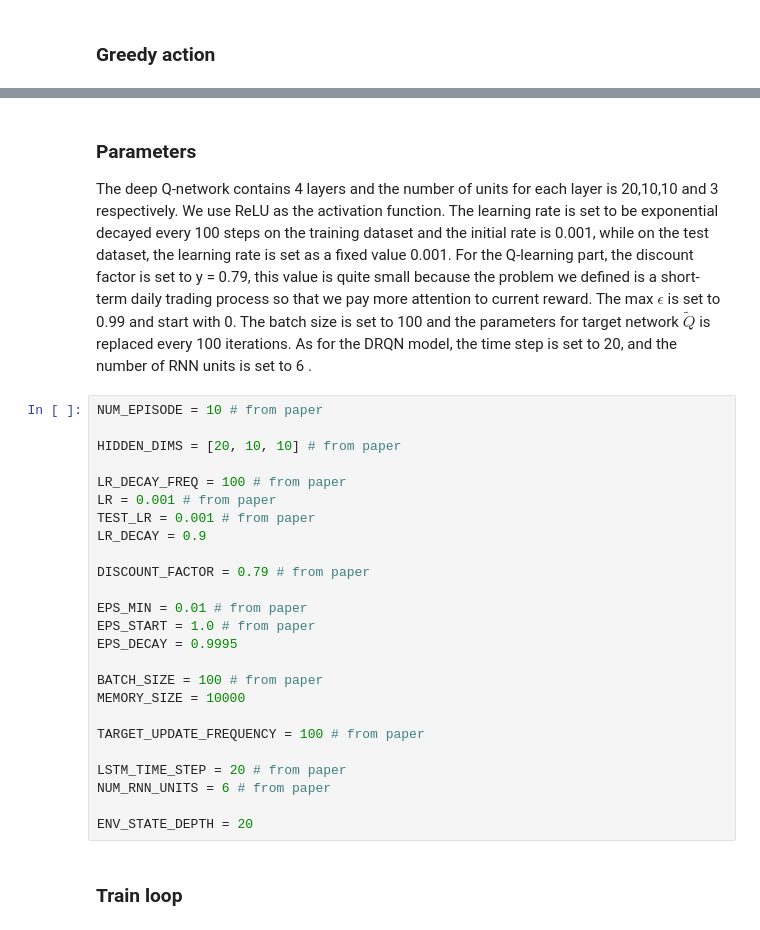
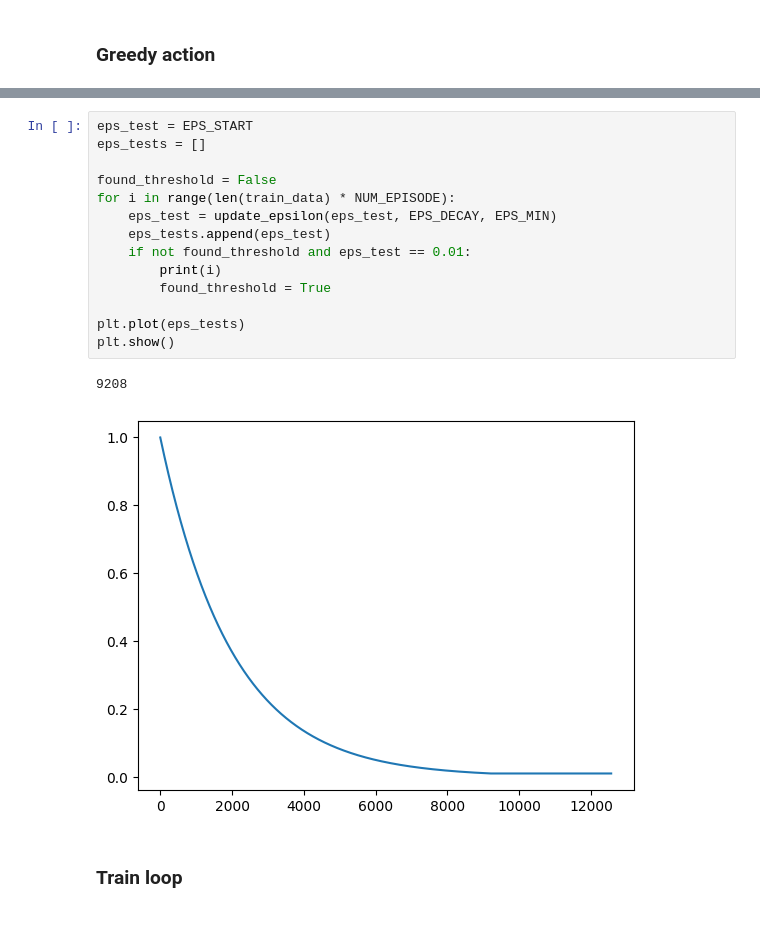
Before and after one commit to ramonges/Reinforcement-Learning-Project, a Jupyter notebook: DRQN.ipynb, the cells around one changed output, grey strips where cells are left out. Cells and saved outputs as stored; diff of their text form.

Commit message:
DRQN visualization

```diff
--- a/DRQN.ipynb
+++ b/DRQN.ipynb
@@ -363,44 +480,20 @@ def epsilon_greedy_action(policy, state):
-# %% [markdown]
-### Parameters
-
-The deep Q-network contains 4 layers and the number of
-units for each layer is 20,10,10 and 3 respectively. We use ReLU
-as the activation function. The learning rate is set to be
-exponential decayed every 100 steps on the training dataset and
-the initial rate is 0.001, while on the test dataset, the learning rate
-is set as a fixed value 0.001. For the Q-learning part, the discount
-factor is set to y = 0.79, this value is quite small because the
-problem we defined is a short-term daily trading process so that
-we pay more attention to current reward. The max $\epsilon$ is set to
-0.99 and start with 0. The batch size is set to 100 and the
-parameters for target network $\widetilde{Q}$ is replaced every 100
-iterations. As for the DRQN model, the time step is set to 20,
-and the number of RNN units is set to 6 .
-# %%
-NUM_EPISODE = 10 # from paper
-
-HIDDEN_DIMS = [20, 10, 10] # from paper
-
-LR_DECAY_FREQ = 100 # from paper
-LR = 0.001 # from paper
-TEST_LR = 0.001 # from paper
-LR_DECAY = 0.9
-
-DISCOUNT_FACTOR = 0.79 # from paper
-
-EPS_MIN = 0.01 # from paper
-EPS_START = 1.0 # from paper
-EPS_DECAY = 0.9995
-
-BATCH_SIZE = 100 # from paper
-MEMORY_SIZE = 10000
-
-TARGET_UPDATE_FREQUENCY = 100 # from paper
-
-LSTM_TIME_STEP = 20 # from paper
-NUM_RNN_UNITS = 6 # from paper
-
-ENV_STATE_DEPTH = 20
+# %%
+eps_test = EPS_START
+eps_tests = []
+
+found_threshold = False
+for i in range(len(train_data) * NUM_EPISODE):
+    eps_test = update_epsilon(eps_test, EPS_DECAY, EPS_MIN)
+    eps_tests.append(eps_test)
+    if not found_threshold and eps_test == 0.01:
+        print(i)
+        found_threshold = True
+
+plt.plot(eps_tests)
+plt.show()
+# %% [output]
+9208
+[figure, added]
 # %% [markdown]
 ### Train loop
 # %%
```
Also changed, not shown: parts of 54 cells of this notebook.
